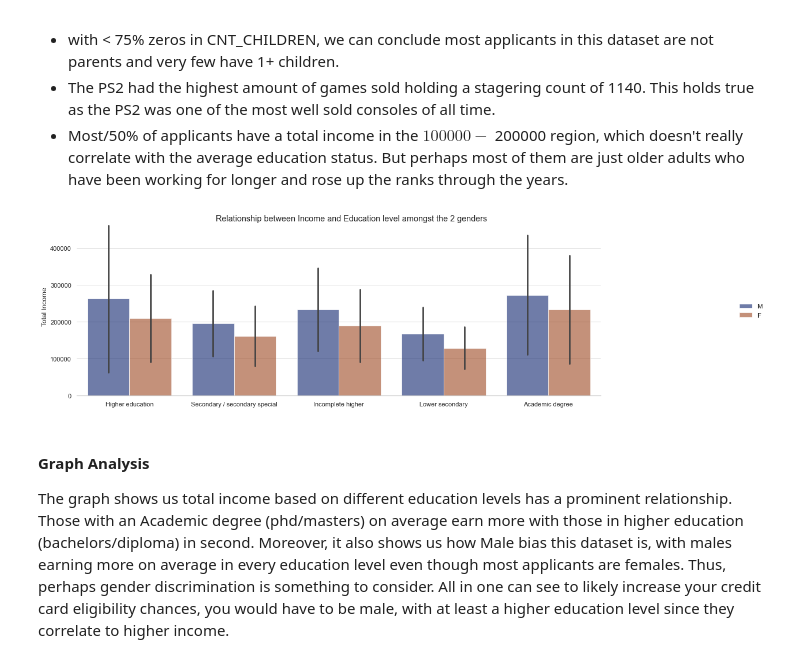
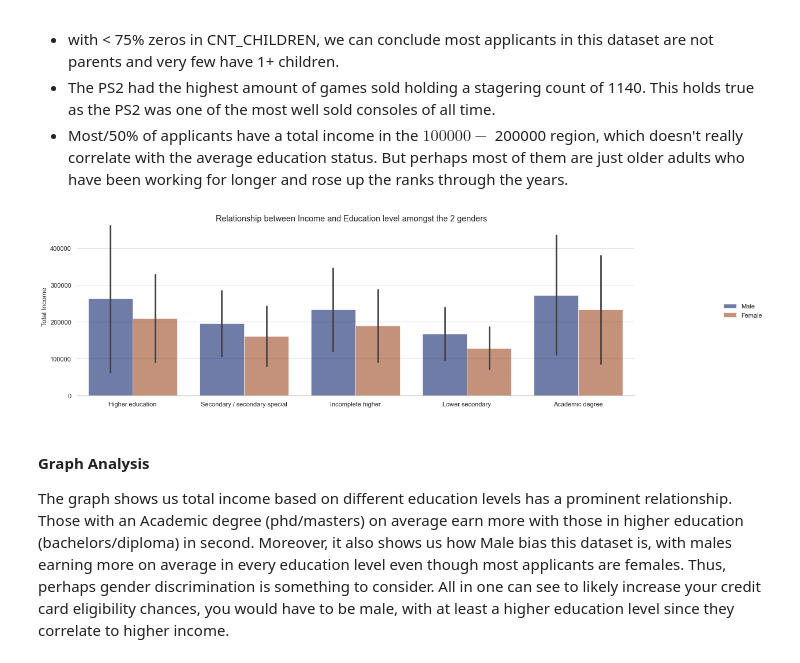
Before and after one commit to alexisd1212/DATA301Project, a Jupyter notebook: notebooks/analysis1.ipynb, the cells around one changed output. Saved outputs shown, nothing was run; the diff lists cells and outputs as text; code cells hidden in the pictures.

```diff
--- a/notebooks/analysis1.ipynb
+++ b/notebooks/analysis1.ipynb
@@ -140,10 +121,14 @@ def load_and_process(url_or_path_to_csv_file):
 
     df1 = (
           pd.read_csv('../data/raw/application_record.csv')
-          .rename(columns={'CODE_GENDER': 'gender', 'CNT_CHILDREN': 'children', 'AMT_INCOME_TOTAL': 'income',
+          .rename(columns={'CODE_GENDER': 'gender', 'FLAG_OWN_CAR': 'own_car', 'CNT_CHILDREN': 'children', 'AMT_INCOME_TOTAL': 'income',
                           'NAME_INCOME_TYPE': 'employment_type', 'NAME_EDUCATION_TYPE': 'education_level', 'NAME_FAMILY_STATUS': 'relationship_status',
                           'NAME_HOUSING_TYPE': 'Housing', 'CNT_FAM_MEMBERS': 'family_members'})
           .fillna("Inconlusive")
+          .replace("F", "Female")
+          .replace("M", "Male")
+          .replace("Y", "Yes")
+          .replace("N", "No")
 
     )
 
@@ -162,0 +164,3 @@ def load_and_process(url_or_path_to_csv_file):
+# %%
+new_df = load_and_process("../data/raw/")
+new_df.describe(include='float64').T
@@ -209,21 +215,21 @@ df3 = df_cleaned.NAME_HOUSING_TYPE.unique()
 # %%
 import seaborn as sns
 sns.set_theme(style="whitegrid")
 
 # Draw a nested barplot by education status and sex
 g = sns.catplot(
-    data=df_cleaned, kind="bar",
-    x="NAME_EDUCATION_TYPE", y="AMT_INCOME_TOTAL", hue="CODE_GENDER",
+    data=new_df, kind="bar",
+    x="education_level", y="income", hue="gender",
     ci="sd", palette="dark", alpha=.6, height=6
 )
 g.despine(left=True)
 g.set_axis_labels("", "Total Income")
 g.legend.set_title("")
 g.fig.suptitle("Relationship between Income and Education level amongst the 2 genders")
 g.fig.set_size_inches(20,5)
 plt.show()
 # %% [output]
-[figure, old version]
+[figure, new version]
 # %% [markdown]
 
 #### **Graph Analysis**
```
Also changed, not shown: parts of 14 cells of this notebook.
